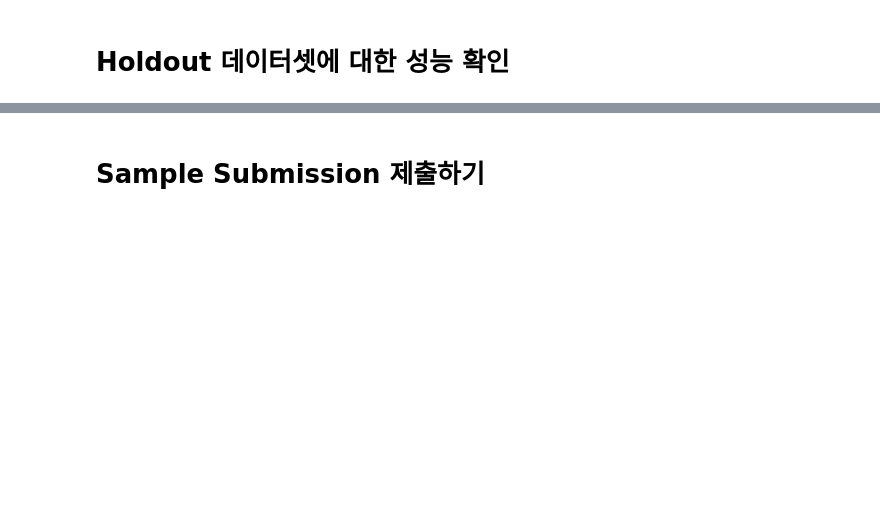
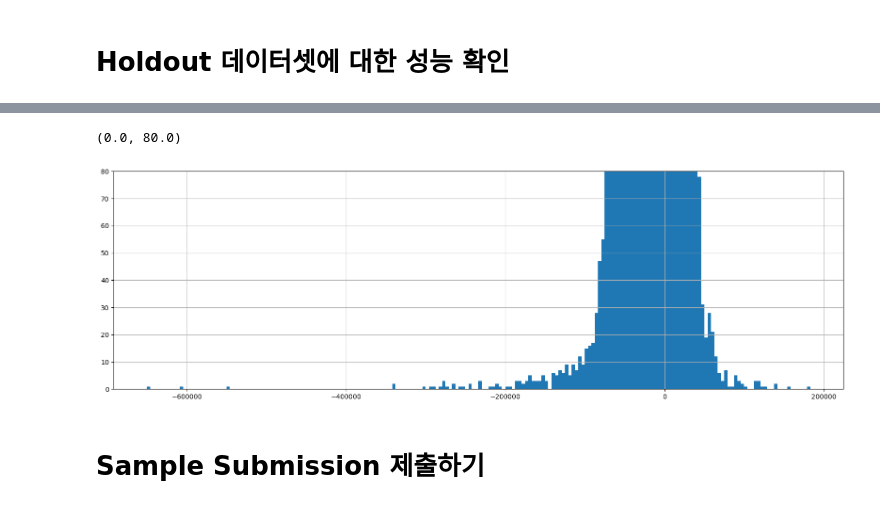
Before and after one commit to boostcampaitech7/level2-competitiveds-recsys-09, a Jupyter notebook: code/code/baseline.ipynb, the cells around one changed output, grey strips where cells are left out. Cells and saved outputs as stored; diff of their text form; code cells hidden in the pictures; blank space fills up the shorter version.

```diff
--- a/code/code/baseline.ipynb
+++ b/code/code/baseline.ipynb
@@ -98,3 +118,12 @@ array([30009.52556102, 29730.0699473 , 30324.03814837, ...,
+# %%
+pred_df = pd.DataFrame({'pred': lgb_holdout_pred, 'target': y_holdout})
+pred_df["diff"] = pred_df["pred"] - pred_df["target"]
+pred_df["diff"].hist(bins=200, figsize=(20, 6))
+plt.ylim(0, 80)
+# plt.xlim(-200000, 200000)
+# %% [output]
+(0.0, 80.0)
+[figure, added]
 # %% [markdown]
 # Sample Submission 제출하기
 # %%
```
Also changed, not shown: parts of 6 cells of this notebook.
